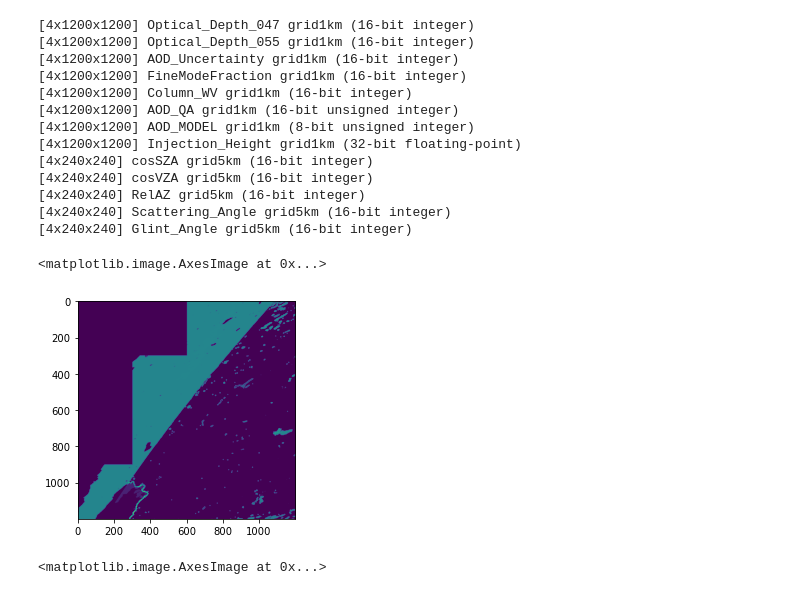
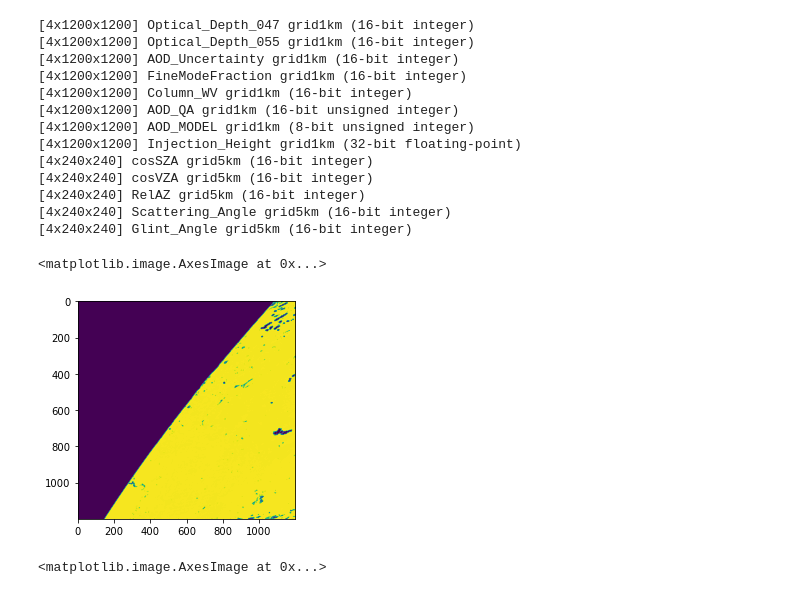
Before and after one commit to natejenkins21/NasaCompetition, a Jupyter notebook: model_training.ipynb, the cells around one changed output. Cells and saved outputs as stored; diff of their text form; code cells hidden in the pictures.

```diff
--- a/model_training.ipynb
+++ b/model_training.ipynb
@@ -74,12 +102,12 @@ for path, desc in ds.GetSubDatasets():
 [4x240x240] Scattering_Angle grid5km (16-bit integer)
 [4x240x240] Glint_Angle grid5km (16-bit integer)
 # %%
-example_subset = gdal.Open(ds.GetSubDatasets()[5][0])
+example_subset = gdal.Open(ds.GetSubDatasets()[0][0])
 example_subset_array = example_subset.GetRasterBand(2).ReadAsArray()
 plt.imshow(example_subset_array)
 # %% [output]
 <matplotlib.image.AxesImage at 0x...>
-[figure, old version]
+[figure, new version]
 # %%
 example_subset = gdal.Open(ds.GetSubDatasets()[0][0])
 example_subset_array = example_subset.GetRasterBand(4).ReadAsArray()
```
Also changed, not shown: parts of 18 cells of this notebook, 5 other files.
